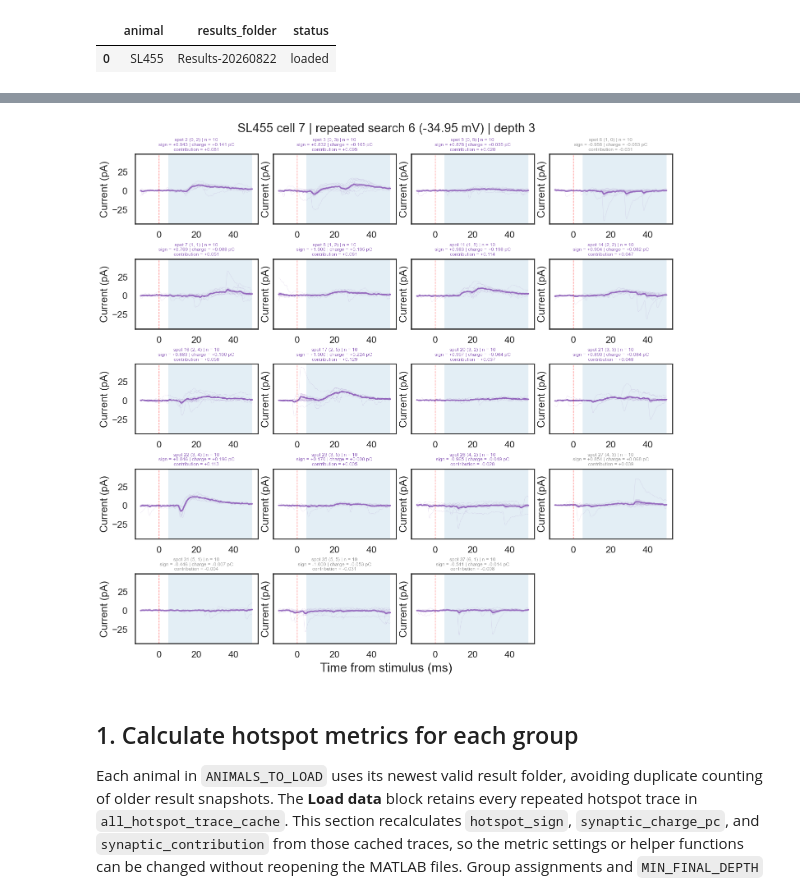
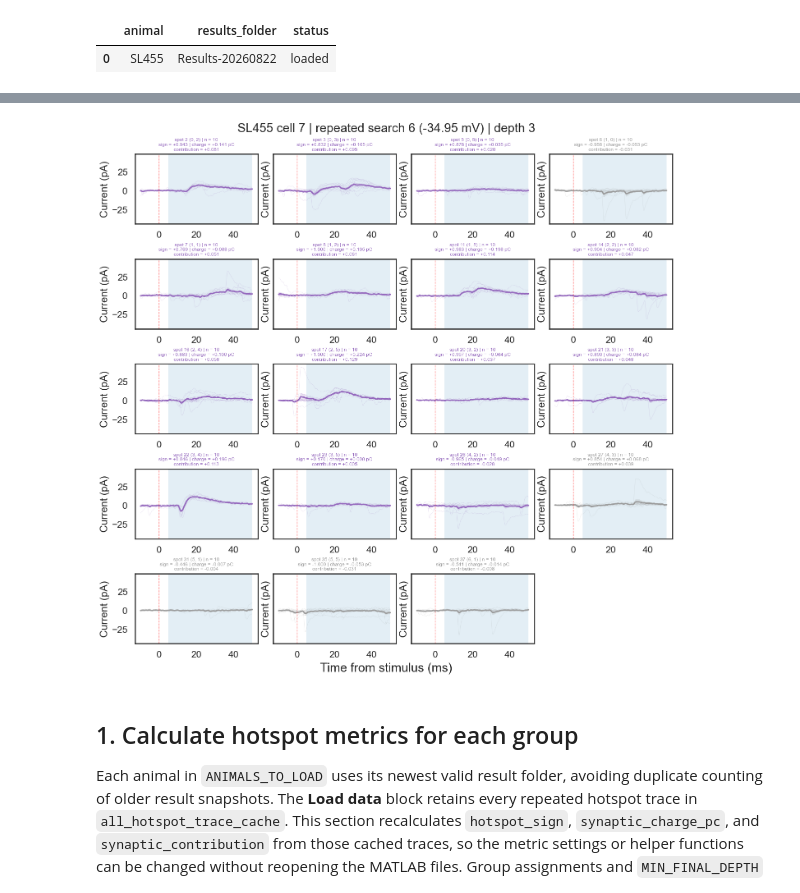
Before and after one commit to shunnnli/pyNeuroDAP, a Jupyter notebook: notebooks/Shun_dmd_analysis.ipynb, the cells around one changed output, grey strips where cells are left out. Drawn from its saved outputs; the diff is of its cells as text; code cells hidden in the pictures.

Commit message:
new evoked hotspot criteria

```diff
--- a/notebooks/Shun_dmd_analysis.ipynb
+++ b/notebooks/Shun_dmd_analysis.ipynb
@@ -88,6 +88,8 @@ ANALYSIS_WEIGHTING = "animal_balanced"  # or "pooled"
 #     repeated final-depth search (definition #1 above).
 # "reanalysis": re-test those same spots offline with HOTSPOT_CRITERIA
 #     (definition #2) and keep only the ones that still pass.
+# "evoked": score those same spots on the three detection metrics below and
+#     keep the ones positive on all three. HOTSPOT_CRITERIA is not applied.
 HOTSPOT_TYPE = "reanalysis"
 HOTSPOT_CRITERIA = {
     "trace_mode": "mean",         # "mean", "any" sweep, or "all" sweeps.
@@ -99,6 +101,20 @@ HOTSPOT_CRITERIA = {
     "min_amplitude_pa": 2.0,      # Extra floor on the window's peak |current|.
 }
 
+# Detection metrics behind HOTSPOT_TYPE = "evoked", also plotted in Section 0.
+# Each is zero when a spot shows no response, so a hotspot is a spot that is
+# positive on all three. Controls are windows of the same sweeps, which keeps
+# every comparison within-spot.
+DETECTION_WINDOW_MS = HOTSPOT_AUC_WINDOW_MS  # Reliability and charge window.
+DETECTION_CONTROL_GAP_MS = 5.0    # Dead time before the first control window.
+RELIABILITY_MIN_SWEEPS = 5        # Below this the correlation is too noisy.
+RELIABILITY_FISHER = True         # Average pairwise r through arctanh.
+EVENT_WINDOW_MS = (5.0, 50.0)     # Window searched for evoked events.
+EVENT_CONTROL_START_MS = 55.0     # First control window, clear of the response.
+EVENT_THRESHOLD_MAD = 3.0         # Multiples of 1.4826 * baseline MAD.
+EVENT_MIN_DURATION_MS = 2.0       # Consecutive time over threshold.
+VERDICT_COLORS = {"hotspot": "tab:purple", "not hotspot": "0.6"}
+
 TASK_GROUP_ORDER = ["random", "reward", "punish"]
 TASK_GROUP_COLORS = {
     "random": "tab:gray",
@@ -2461,0 +2215,8 @@ plt.show()
+# %%
+example_detection_df = example_cell_detection(
+    accuracy_dataset_cache, ACCURACY_CELL_ID
+)
+example_classification_scatter_figure = plot_hotspot_classification_scatters(
+    example_detection_df
+)
+plt.show()
@@ -2463,35 +2226,35 @@ plt.show()
 test_hotspot_metrics_df, test_analysis_log_df, test_figures = run_accuracy_check(
     accuracy_dataset_cache,
     ACCURACY_CELL_ID,
     sign_mode=HOTSPOT_SIGN_MODE,
     auc_window_ms=HOTSPOT_AUC_WINDOW_MS,
     share_y=True,
-    verdicts=verdict_marks(example_panel_df),
+    verdicts=verdict_marks(example_detection_df),
 )
 
 if test_hotspot_metrics_df.empty:
     print("No valid hotspots were available to plot for the accuracy check. Potentially because DEPTH_CHOICE is None.")
 else:
     display(test_hotspot_metrics_df)
 # %% [output]
 |  | group | animal | results_folder | cell | search_idx | search_name | vhold_mv | final_depth | spot_order | ... |
 | 0 | None | SL455 | Results-20260822 | 7 | 6 | spots_cell7_epoch11_hotspot_maxSe... | -34.9485 | 3 | 0 | ... |
 | 1 | None | SL455 | Results-20260822 | 7 | 6 | spots_cell7_epoch11_hotspot_maxSe... | -34.9485 | 3 | 1 | ... |
 | 2 | None | SL455 | Results-20260822 | 7 | 6 | spots_cell7_epoch11_hotspot_maxSe... | -34.9485 | 3 | 2 | ... |
 | 3 | None | SL455 | Results-20260822 | 7 | 6 | spots_cell7_epoch11_hotspot_maxSe... | -34.9485 | 3 | 3 | ... |
 | 4 | None | SL455 | Results-20260822 | 7 | 6 | spots_cell7_epoch11_hotspot_maxSe... | -34.9485 | 3 | 4 | ... |
 | 5 | None | SL455 | Results-20260822 | 7 | 6 | spots_cell7_epoch11_hotspot_maxSe... | -34.9485 | 3 | 5 | ... |
 | 6 | None | SL455 | Results-20260822 | 7 | 6 | spots_cell7_epoch11_hotspot_maxSe... | -34.9485 | 3 | 6 | ... |
 | 7 | None | SL455 | Results-20260822 | 7 | 6 | spots_cell7_epoch11_hotspot_maxSe... | -34.9485 | 3 | 7 | ... |
 | 8 | None | SL455 | Results-20260822 | 7 | 6 | spots_cell7_epoch11_hotspot_maxSe... | -34.9485 | 3 | 8 | ... |
 | 9 | None | SL455 | Results-20260822 | 7 | 6 | spots_cell7_epoch11_hotspot_maxSe... | -34.9485 | 3 | 9 | ... |
 | ... | ... | ... | ... | ... | ... | ... | ... | ... | ... | ... |
 | 14 | None | SL455 | Results-20260822 | 7 | 6 | spots_cell7_epoch11_hotspot_maxSe... | -34.9485 | 3 | 14 | ... |
 | 15 | None | SL455 | Results-20260822 | 7 | 6 | spots_cell7_epoch11_hotspot_maxSe... | -34.9485 | 3 | 15 | ... |
 | 16 | None | SL455 | Results-20260822 | 7 | 6 | spots_cell7_epoch11_hotspot_maxSe... | -34.9485 | 3 | 16 | ... |
 | 17 | None | SL455 | Results-20260822 | 7 | 6 | spots_cell7_epoch11_hotspot_maxSe... | -34.9485 | 3 | 17 | ... |
 | 18 | None | SL455 | Results-20260822 | 7 | 6 | spots_cell7_epoch11_hotspot_maxSe... | -34.9485 | 3 | 18 | ... |
-[figure, old version]
+[figure, new version]
 # %% [markdown]
 ## 1. Calculate hotspot metrics for each group
 
```
Also changed, not shown: parts of 24 cells of this notebook.
